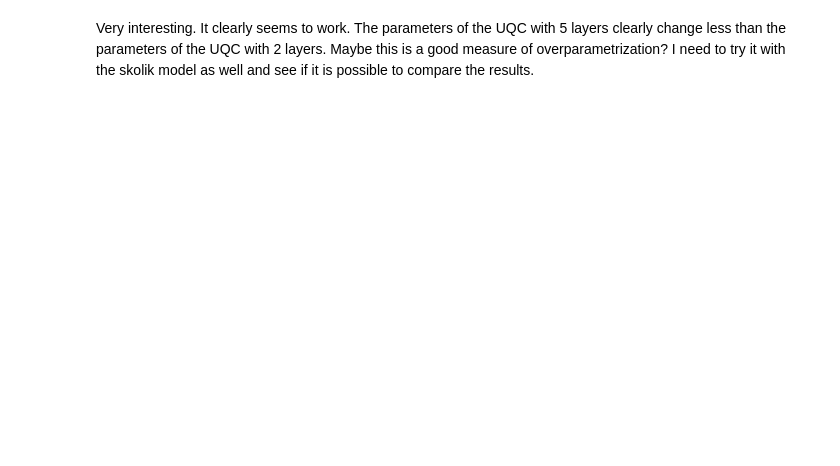
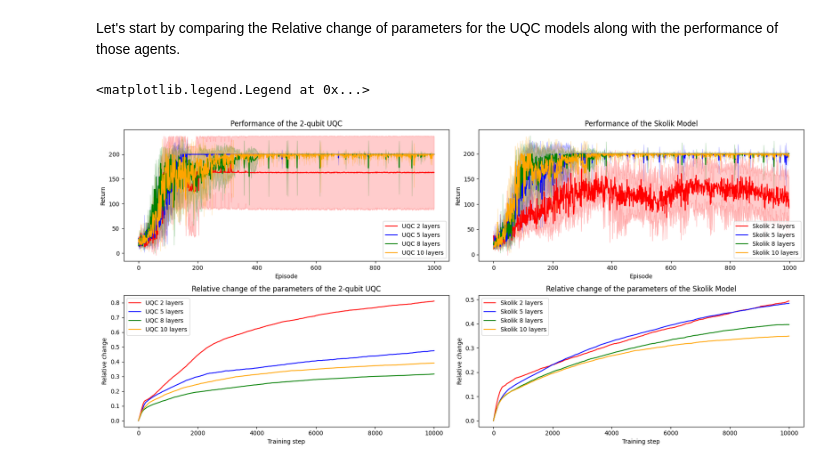
Before and after one commit to RodrigoCoelho7/VQC_Qlearning, a Jupyter notebook: data_analysis/overparametrization.ipynb, the cells around one changed output. Drawn from its saved outputs; the diff is of its cells as text; code cells hidden in the pictures; blank space fills up the shorter version.

Commit message:
Did overparametrization analysis by comparing the relative norm change of the parameters

```diff
--- a/data_analysis/overparametrization.ipynb
+++ b/data_analysis/overparametrization.ipynb
@@ -16,11 +29,16 @@ uqc_2qubits_5layers = Analysis(uqc_2qubits_5layers_path)
 # %%
 uqc_2qubits_2layers_parameters_relative_change = uqc_2qubits_2layers.get_parameters_relative_change()
 uqc_2qubits_5layers_parameters_relative_change = uqc_2qubits_5layers.get_parameters_relative_change()
+uqc_2qubits_8layers_parameters_relative_change = uqc_2qubits_8layers.get_parameters_relative_change()
+uqc_2qubits_10layers_parameters_relative_change = uqc_2qubits_10layers.get_parameters_relative_change()
+
 skolik_5layers_parameters_relative_change = skolik_5layers.get_parameters_relative_change()
-skolik_2layers_parameters_relative_change = skolik_3layers.get_parameters_relative_change()
+skolik_2layers_parameters_relative_change = skolik_2layers.get_parameters_relative_change()
+skolik_8layers_parameters_relative_change = skolik_8layers.get_parameters_relative_change()
+skolik_10layers_parameters_relative_change = skolik_10layers.get_parameters_relative_change()
 # %%
 def filter_lists(lists):
-    min_length = min(len(lst) for lst in lists)  # Find the length of the smallest list
+    min_length = 10000  # Find the length of the smallest list
 
     filtered_lists = []
     for lst in lists:
@@ -31,10 +49,20 @@ def filter_lists(lists):
 
 uqc_2qubits_2layers_parameters_relative_change = filter_lists(uqc_2qubits_2layers_parameters_relative_change)
 uqc_2qubits_5layers_parameters_relative_change = filter_lists(uqc_2qubits_5layers_parameters_relative_change)
+uqc_2qubits_8layers_parameters_relative_change = filter_lists(uqc_2qubits_8layers_parameters_relative_change)
+uqc_2qubits_10layers_parameters_relative_change = filter_lists(uqc_2qubits_10layers_parameters_relative_change)
+
 skolik_5layers_parameters_relative_change = filter_lists(skolik_5layers_parameters_relative_change)
 skolik_2layers_parameters_relative_change = filter_lists(skolik_2layers_parameters_relative_change)
+skolik_8layers_parameters_relative_change = filter_lists(skolik_8layers_parameters_relative_change)
+skolik_10layers_parameters_relative_change = filter_lists(skolik_10layers_parameters_relative_change)
 # %%
 uqc_2layers_parameters_relative_change_mean = np.mean(uqc_2qubits_2layers_parameters_relative_change, axis=0)
 uqc_5layers_parameters_relative_change_mean = np.mean(uqc_2qubits_5layers_parameters_relative_change, axis=0)
+uqc_8layers_parameters_relative_change_mean = np.mean(uqc_2qubits_8layers_parameters_relative_change, axis=0)
+uqc_10layers_parameters_relative_change_mean = np.mean(uqc_2qubits_10layers_parameters_relative_change, axis=0)
+
 skolik_5layers_parameters_relative_change_mean = np.mean(skolik_5layers_parameters_relative_change, axis=0)
 skolik_2layers_parameters_relative_change_mean = np.mean(skolik_2layers_parameters_relative_change, axis=0)
+skolik_8layers_parameters_relative_change_mean = np.mean(skolik_8layers_parameters_relative_change, axis=0)
+skolik_10layers_parameters_relative_change_mean = np.mean(skolik_10layers_parameters_relative_change, axis=0)
@@ -52,2 +68,0 @@ plt.show()
-# %% [markdown]
-Very interesting. It clearly seems to work. The parameters of the UQC with 5 layers clearly change less than the parameters of the UQC with 2 layers. Maybe this is a good measure of overparametrization? I need to try it with the skolik model as well and see if it is possible to compare the results.
@@ -53,0 +99,57 @@ Very interesting. It clearly seems to work. The parameters of the UQC with 5 lay
+# %% [markdown]
+Let's start by comparing the Relative change of parameters for the UQC models along with the performance of those agents.
+# %%
+fig, axs = plt.subplots(2, 2, figsize=(17, 8), tight_layout=True)
+
+axs[0,0].plot(uqc_2qubits_2layers_mean, color = "red", label='UQC 2 layers')
+axs[0,0].plot(uqc_2qubits_5layers_mean, color = "blue", label='UQC 5 layers')
+axs[0,0].plot(uqc_2qubits_8layers_mean, color = "green", label='UQC 8 layers')
+axs[0,0].plot(uqc_2qubits_10layers_mean, color = "orange", label='UQC 10 layers')
+
+axs[0,0].fill_between(range(len(uqc_2qubits_2layers_mean)), uqc_2qubits_2layers_mean - uqc_2qubits_2layers_std, uqc_2qubits_2layers_mean + uqc_2qubits_2layers_std, alpha=0.2, color = "red")
+axs[0,0].fill_between(range(len(uqc_2qubits_5layers_mean)), uqc_2qubits_5layers_mean - uqc_2qubits_5layers_std, uqc_2qubits_5layers_mean + uqc_2qubits_5layers_std, alpha=0.2, color = "blue")
+axs[0,0].fill_between(range(len(uqc_2qubits_8layers_mean)), uqc_2qubits_8layers_mean - uqc_2qubits_8layers_std, uqc_2qubits_8layers_mean + uqc_2qubits_8layers_std, alpha=0.2, color = "green")
+axs[0,0].fill_between(range(len(uqc_2qubits_10layers_mean)), uqc_2qubits_10layers_mean - uqc_2qubits_10layers_std, uqc_2qubits_10layers_mean + uqc_2qubits_10layers_std, alpha=0.2, color = "orange")
+
+axs[0,0].set_title("Performance of the 2-qubit UQC")
+axs[0,0].set_xlabel("Episode")
+axs[0,0].set_ylabel("Return")
+axs[0,0].legend()
+
+axs[0,1].plot(skolik_2layers_mean, color = "red", label='Skolik 2 layers')
+axs[0,1].plot(skolik_5layers_mean, color = "blue", label='Skolik 5 layers')
+axs[0,1].plot(skolik_8layers_mean, color = "green", label='Skolik 8 layers')
+axs[0,1].plot(skolik_10layers_mean, color = "orange", label='Skolik 10 layers')
+
+axs[0,1].fill_between(range(len(skolik_2layers_mean)), skolik_2layers_mean - skolik_2layers_std, skolik_2layers_mean + skolik_2layers_std, alpha=0.2, color = "red")
+axs[0,1].fill_between(range(len(skolik_5layers_mean)), skolik_5layers_mean - skolik_5layers_std, skolik_5layers_mean + skolik_5layers_std, alpha=0.2, color = "blue")
+axs[0,1].fill_between(range(len(skolik_8layers_mean)), skolik_8layers_mean - skolik_8layers_std, skolik_8layers_mean + skolik_8layers_std, alpha=0.2, color = "green")
+axs[0,1].fill_between(range(len(skolik_10layers_mean)), skolik_10layers_mean - skolik_10layers_std, skolik_10layers_mean + skolik_10layers_std, alpha=0.2, color = "orange")
+
+axs[0,1].set_title("Performance of the Skolik Model")
+axs[0,1].set_xlabel("Episode")
+axs[0,1].set_ylabel("Return")
+axs[0,1].legend()
+
+axs[1,0].plot(uqc_2layers_parameters_relative_change_mean, color = "red", label='UQC 2 layers')
+axs[1,0].plot(uqc_5layers_parameters_relative_change_mean, color = "blue", label='UQC 5 layers')
+axs[1,0].plot(uqc_8layers_parameters_relative_change_mean, color = "green", label='UQC 8 layers')
+axs[1,0].plot(uqc_10layers_parameters_relative_change_mean, color = "orange", label='UQC 10 layers')
+
+axs[1,0].set_title("Relative change of the parameters of the 2-qubit UQC")
+axs[1,0].set_xlabel("Training step")
+axs[1,0].set_ylabel("Relative change")
+axs[1,0].legend()
+
+axs[1,1].plot(skolik_2layers_parameters_relative_change_mean, color = "red", label='Skolik 2 layers')
+axs[1,1].plot(skolik_5layers_parameters_relative_change_mean, color = "blue", label='Skolik 5 layers')
+axs[1,1].plot(skolik_8layers_parameters_relative_change_mean, color = "green", label='Skolik 8 layers')
+axs[1,1].plot(skolik_10layers_parameters_relative_change_mean, color = "orange", label='Skolik 10 layers')
+
+axs[1,1].set_title("Relative change of the parameters of the Skolik Model")
+axs[1,1].set_xlabel("Training step")
+axs[1,1].set_ylabel("Relative change")
+axs[1,1].legend()
+# %% [output]
+<matplotlib.legend.Legend at 0x...>
+[figure, added]
```
Also changed, not shown: parts of 7 cells of this notebook.
